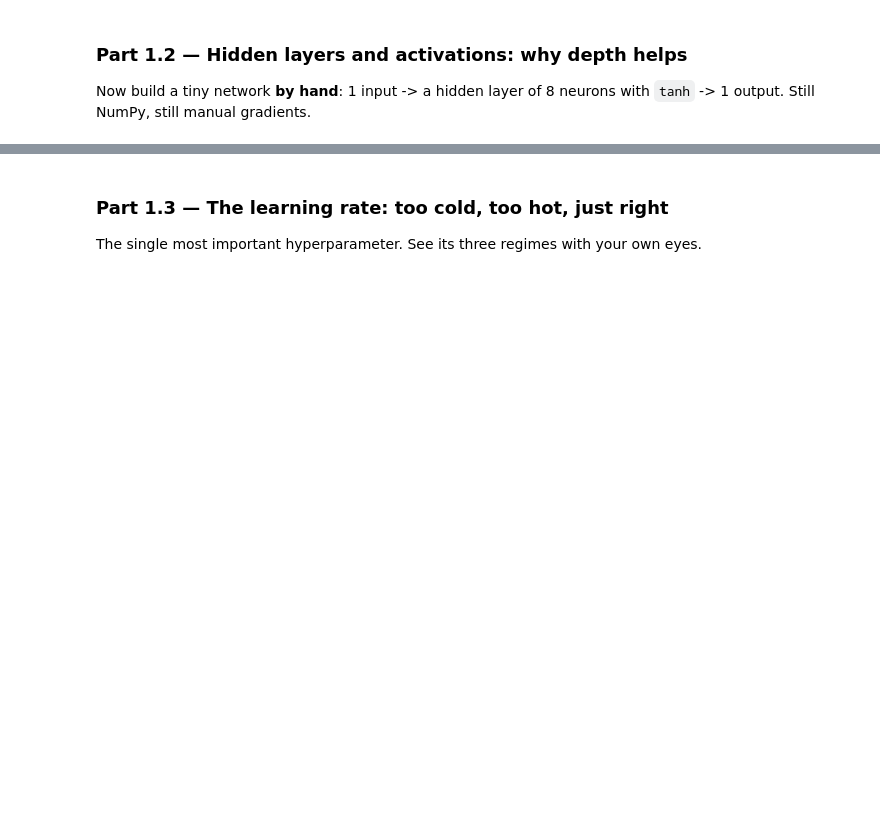
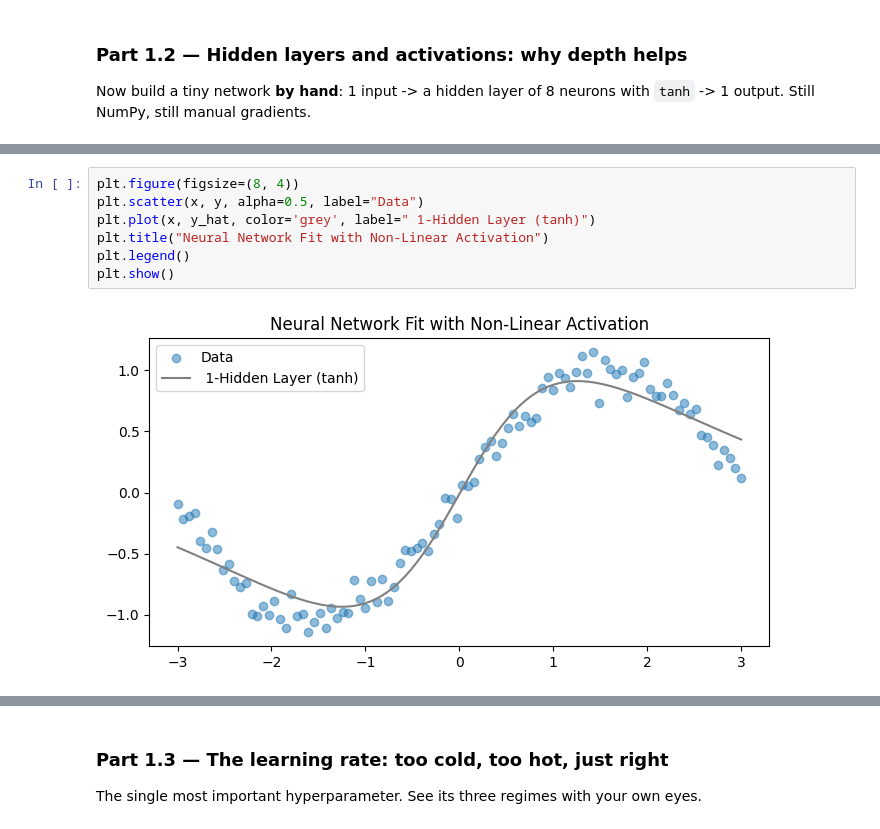
Before and after one commit to KateuleOrion/lab-3, a Jupyter notebook: Lab_3.ipynb, the cells around one changed output, grey strips where cells are left out. Cells and saved outputs as stored; diff of their text form; blank space fills up the shorter version.

```diff
--- a/Lab_3.ipynb
+++ b/Lab_3.ipynb
@@ -169,6 +212,15 @@ Now build a tiny network **by hand**: 1 input -> a hidden layer of 8 neurons wit
 
 # TODO: Plot the loss curve AND the final fit over the data.
 #   Then re-run with the tanh REMOVED (h = z1). What happens to the fit?
+# %%
+plt.figure(figsize=(8, 4))
+plt.scatter(x, y, alpha=0.5, label="Data")
+plt.plot(x, y_hat, color='grey', label=" 1-Hidden Layer (tanh)")
+plt.title("Neural Network Fit with Non-Linear Activation")
+plt.legend()
+plt.show()
+# %% [output]
+[figure, added]
 # %% [markdown]
 **Student Reasoning — Depth and activations**
 *1. With tanh removed, the deep network fits no better than the single neuron of Part 1.1.
```
Also changed, not shown: parts of 24 cells of this notebook.
